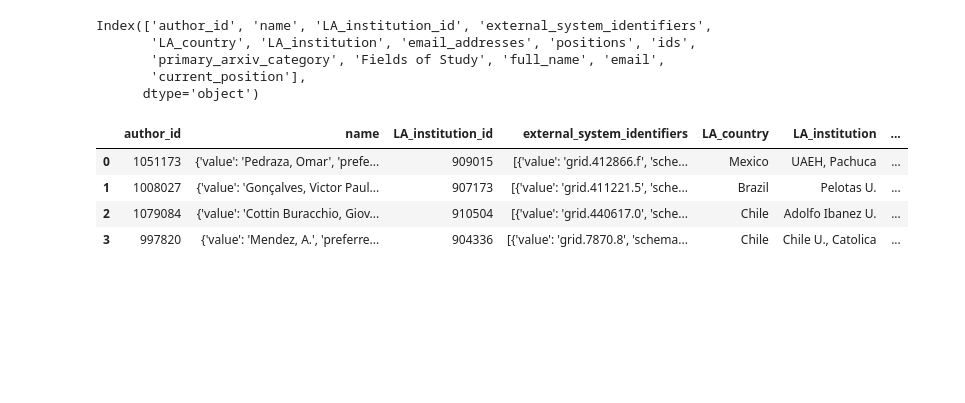
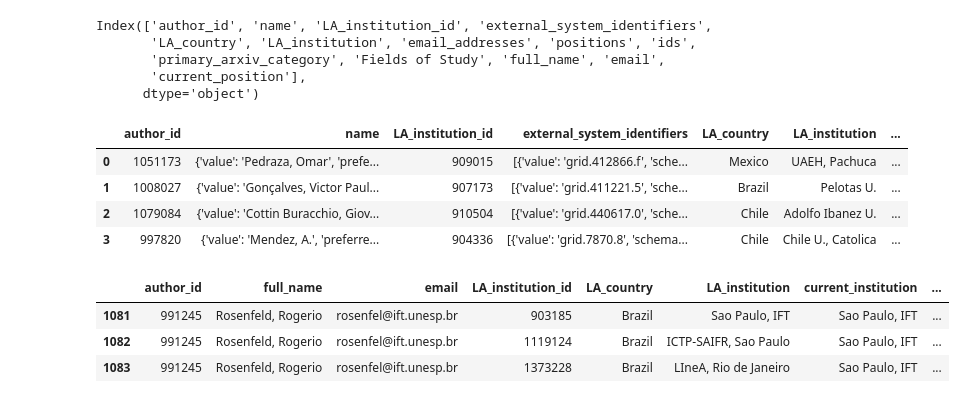
Before and after one commit to restrepo/inspire, a Jupyter notebook: LA_HEP.ipynb, the cells around one changed output. Drawn from its saved outputs; the diff is of its cells as text; code cells hidden in the pictures; blank space fills up the shorter version.

```diff
--- a/LA_HEP.ipynb
+++ b/LA_HEP.ipynb
@@ -348,7 +348,7 @@ for ii,ir in df[istart:].iterrows():
         continue #Next doi or arXiv:id
 
     for a in la:
-        CONTINUE,author_id,url_author,FoS,PAC=get_work(db,a,idsLA,idsAU,db_index,FoS,PAC)
+        CONTINUE,author_id,url_author,FoS,PAC,db=get_work(db,a,idsLA,idsAU,db_index,FoS,PAC)
         if CONTINUE:
             continue #Next author
         #affiliations... → LA required
@@ -465,4 +465,9 @@ dfx.to_csv('data/db_LA.csv',index=False)
 dfx.to_excel('data/db_LA.xlsx',index=False)
 # %%
 #
-dfx[dfx.full_name.str.contains('Acero')]
+dfx[dfx.full_name.str.contains('Rosenfeld')]
+# %% [output]
+|  | author_id | full_name | email | LA_institution_id | LA_country | LA_institution | current_institution | ... |
+| 1081 | 991245 | Rosenfeld, Rogerio | rosenfel@ift.unesp.br | 903185 | Brazil | Sao Paulo, IFT | Sao Paulo, IFT | ... |
+| 1082 | 991245 | Rosenfeld, Rogerio | rosenfel@ift.unesp.br | 1119124 | Brazil | ICTP-SAIFR, Sao Paulo | Sao Paulo, IFT | ... |
+| 1083 | 991245 | Rosenfeld, Rogerio | rosenfel@ift.unesp.br | 1373228 | Brazil | LIneA, Rio de Janeiro | Sao Paulo, IFT | ... |
```
Also changed, not shown: parts of 4 cells of this notebook, 2 other files.
